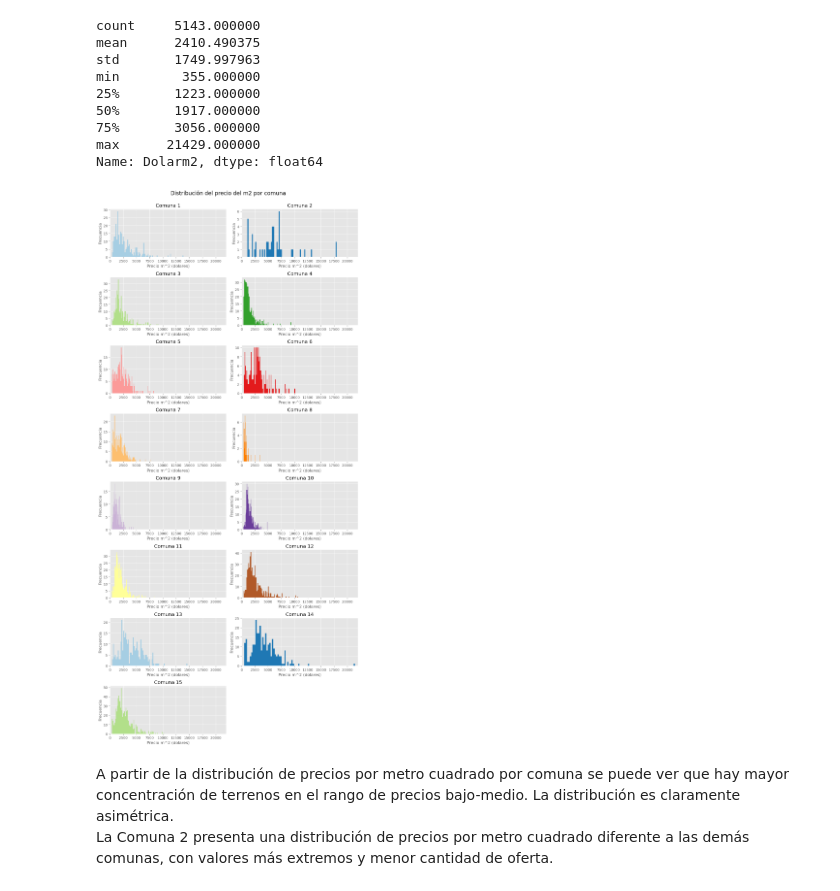
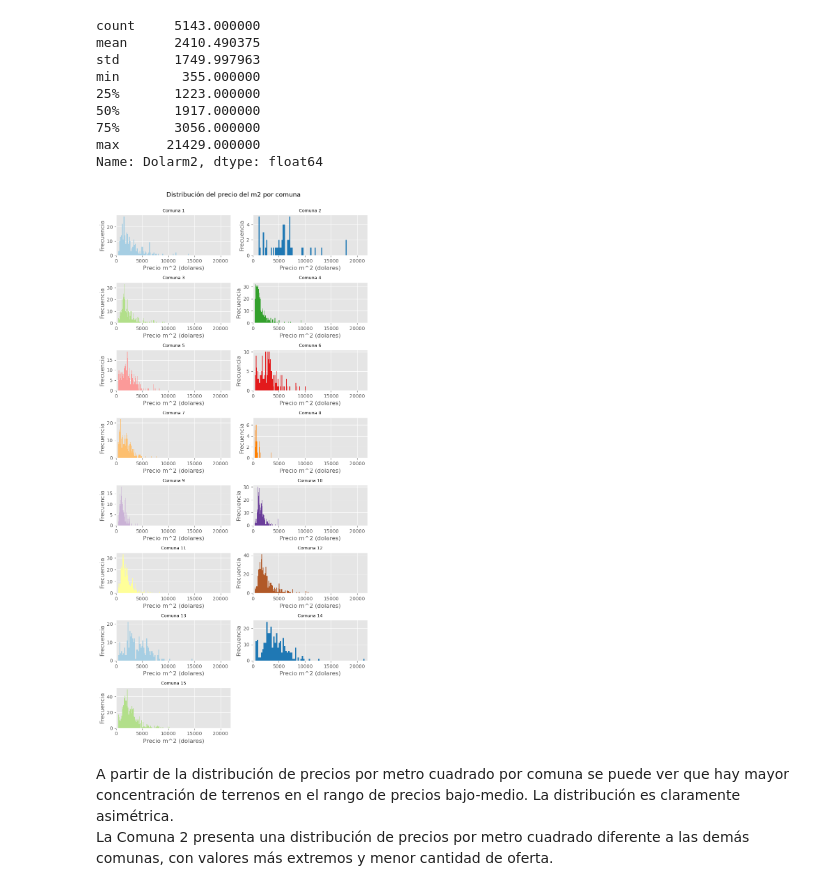
Before and after one commit to Sonia-deleo/Terrenos_CABA, a Jupyter notebook: Terrenos CABA_final.ipynb, the cells around one changed output. Drawn from its saved outputs; the diff is of its cells as text; code cells hidden in the pictures.

```diff
--- a/Terrenos CABA_final.ipynb
+++ b/Terrenos CABA_final.ipynb
@@ -326,8 +407,8 @@ A pesar de que la Comuna 15 cuenta con la mayor superficie total en venta, la Co
 # %% [markdown]
 ### Distribución de la Superficie de terrenos por comuna.
 # %%
-fig, ax = plt.subplots(8, 2, figsize=(11, 23))
-fig.suptitle('Distribución de la Superficie de los terrenos en cada Comuna', fontsize=16, y=1.00)
+fig, ax = plt.subplots(8, 2, figsize=(8, 16))
+fig.suptitle('Distribución de la Superficie de los terrenos en cada Comuna', fontsize=13, y=1.00)
 comuna=[i for i in range (15)]
 
 paleta= sns.color_palette ('Spectral', n_colors=len(comuna))
@@ -340,7 +421,7 @@ for i in range(8):
             ax[i, j].hist(df_dolar_f[df_dolar_f.Comuna == comuna_n]['Superficie'], bins=80, color=color)
             #print(comuna_n)
             ax[i, j].set_xlim(0, 5000)
-            ax[i, j].set_title(f'Comuna {comuna_n}')
+            ax[i, j].set_title(f'Comuna {comuna_n}', fontsize=10)
             ax[i, j].set_xlabel('Superficie')
             ax[i, j].set_ylabel('Frecuencia')
         if comuna_n==16: #elimina el subplot vacío de comuna 16
@@ -431,31 +512,31 @@ min        355.000000
 max      21429.000000
 Name: Dolarm2, dtype: float64
 # %%
-fig, ax = plt.subplots(8, 2, figsize=(11, 23))
-fig.suptitle('Distribución del precio del m2 por comuna', fontsize=16, y=1.00)
+fig, ax = plt.subplots(8, 2, figsize=(8, 16))
+fig.suptitle('Distribución del precio del m2 por comuna', fontsize=13, y=1.00)
 comuna=[i for i in range (15)]
 
 paleta= sns.color_palette ('Paired', n_colors=len(comuna))
 
 for i in range(8):
     for j in range(2):
         comuna_n=i*2+j+1 #calcula el nro de comuna de 1 a 16
         if comuna_n<16:
             color=paleta[comuna_n-1]
             ax[i, j].hist(df_dolar_f[df_dolar_f.Comuna == comuna_n]['Dolarm2'], bins=80, color=color)
             #print(comuna_n)
             ax[i, j].set_xlim(0, 22000)
-            ax[i, j].set_title(f'Comuna {comuna_n}')
+            ax[i, j].set_title(f'Comuna {comuna_n}', fontsize=9)
             ax[i, j].set_xlabel('Precio m^2 (dolares)')
             ax[i, j].set_ylabel('Frecuencia')
         if comuna_n==16: #elimina el subplot vacío de comuna 16
             break
 for i in range(len(comuna), len(ax.flat)): #oculta los subplots no utilizados
     ax.flat[i].set_visible(False)
 plt.tight_layout()
 plt.show()
 # %% [output]
-[figure, old version]
+[figure, new version]
 # %% [markdown]
 A partir de la distribución de precios por metro cuadrado por comuna se puede ver que hay mayor concentración de terrenos en el rango de precios bajo-medio. La distribución es claramente asimétrica.
 La Comuna 2 presenta una distribución de precios por metro cuadrado diferente a las demás comunas, con valores más extremos y menor cantidad de oferta.
```
Also changed, not shown: parts of 24 cells of this notebook.
